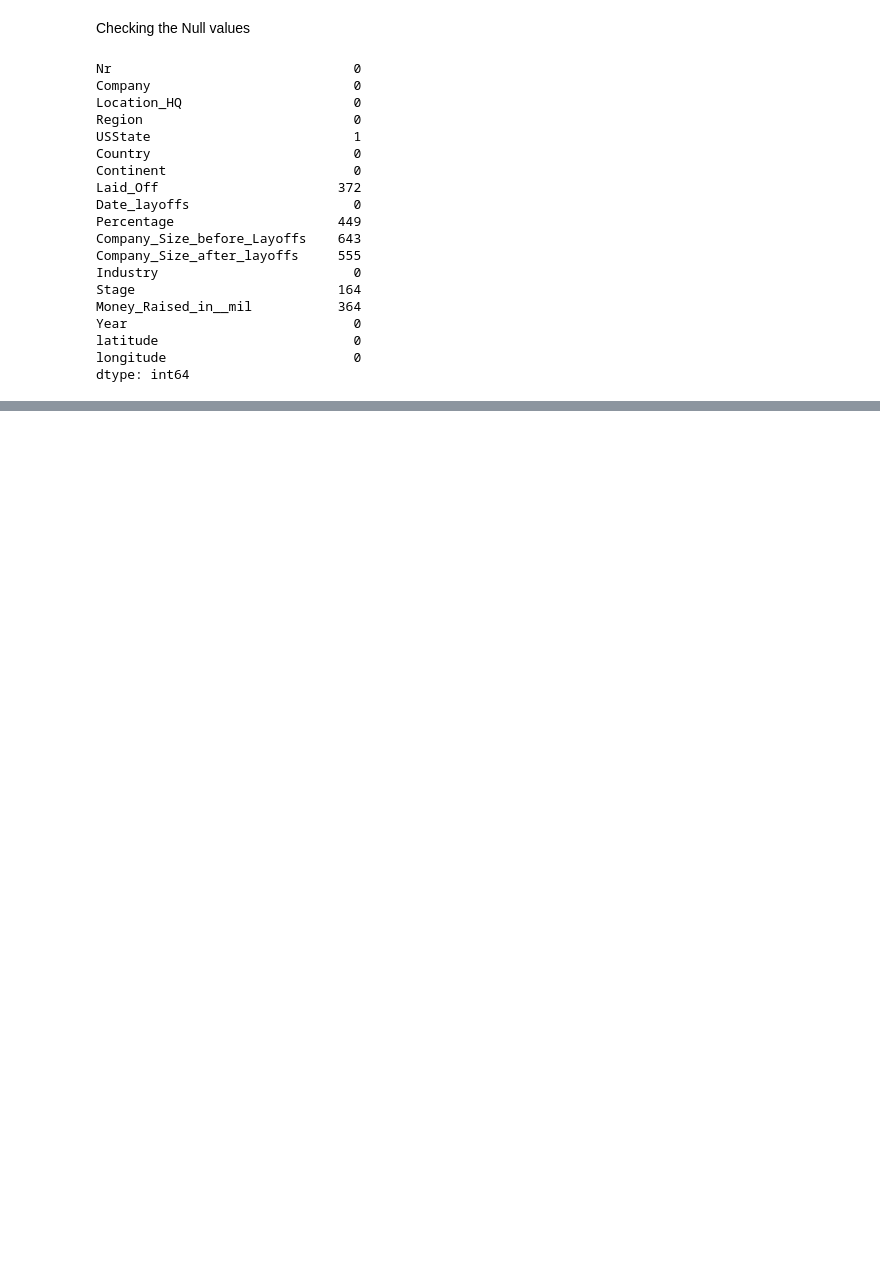
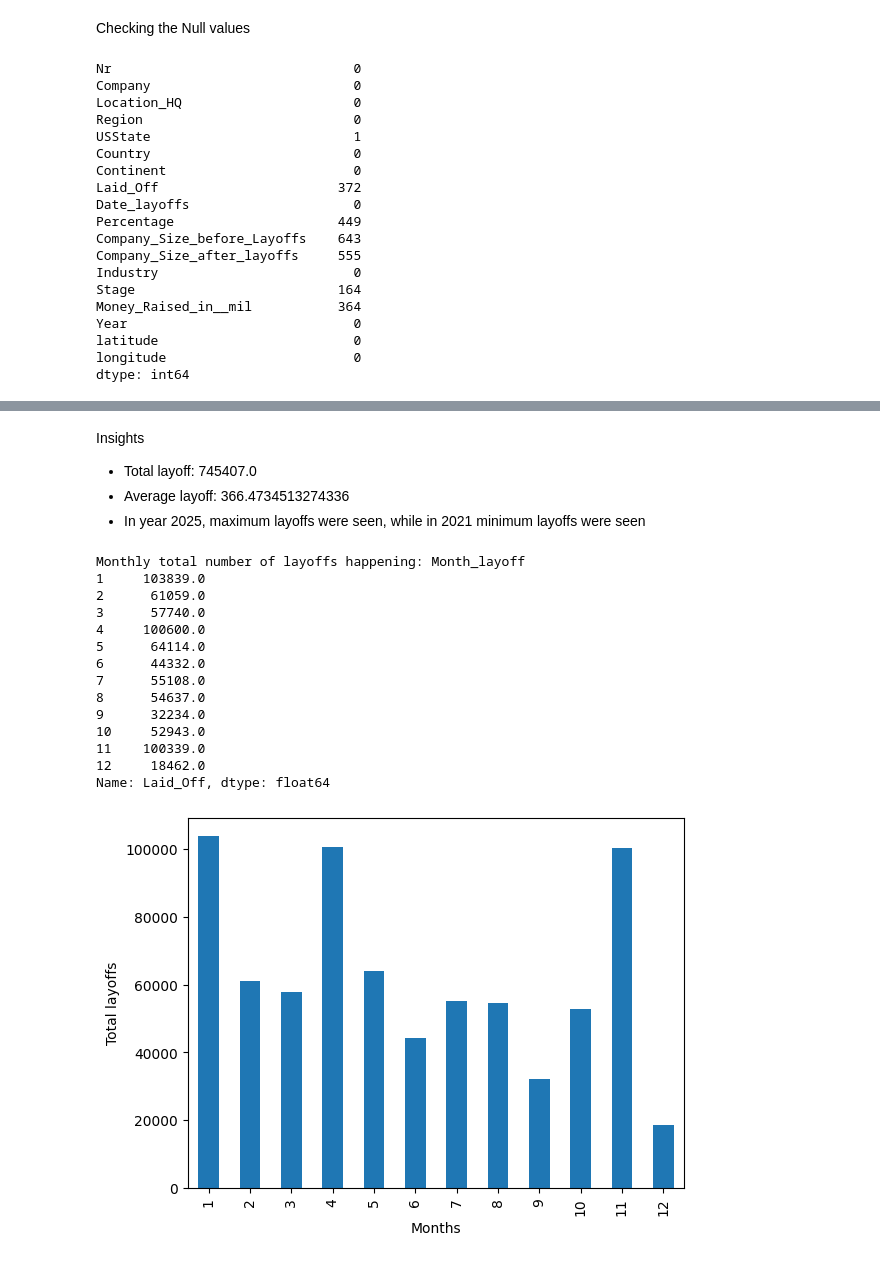
Before and after one commit to Ridima28/Global-Tech-Layoff-Analysis, a Jupyter notebook: layoff-eda.ipynb, the cells around one changed output, grey strips where cells are left out. Saved outputs shown, nothing was run; the diff lists cells and outputs as text; code cells hidden in the pictures; blank space fills up the shorter version.

```diff
--- a/layoff-eda.ipynb
+++ b/layoff-eda.ipynb
@@ -75,0 +191,28 @@ dtype: int64
+# %% [markdown]
+Insights
+   - Total layoff: 745407.0
+   - Average layoff: 366.4734513274336
+   - In year 2025, maximum layoffs were seen, while in 2021 minimum layoffs were seen
+# %%
+monthly = df.groupby('Month_layoff')['Laid_Off'].sum()
+print(f'Monthly total number of layoffs happening: {monthly}')
+monthly.plot(kind='bar')
+plt.xlabel("Months")
+plt.ylabel("Total layoffs")
+plt.savefig('Layoffs by Month.png')
+# %% [output]
+Monthly total number of layoffs happening: Month_layoff
+1     103839.0
+2      61059.0
+3      57740.0
+4     100600.0
+5      64114.0
+6      44332.0
+7      55108.0
+8      54637.0
+9      32234.0
+10     52943.0
+11    100339.0
+12     18462.0
+Name: Laid_Off, dtype: float64
+[figure, added]
```
Also changed, not shown: parts of 35 cells of this notebook, 4 other files.
